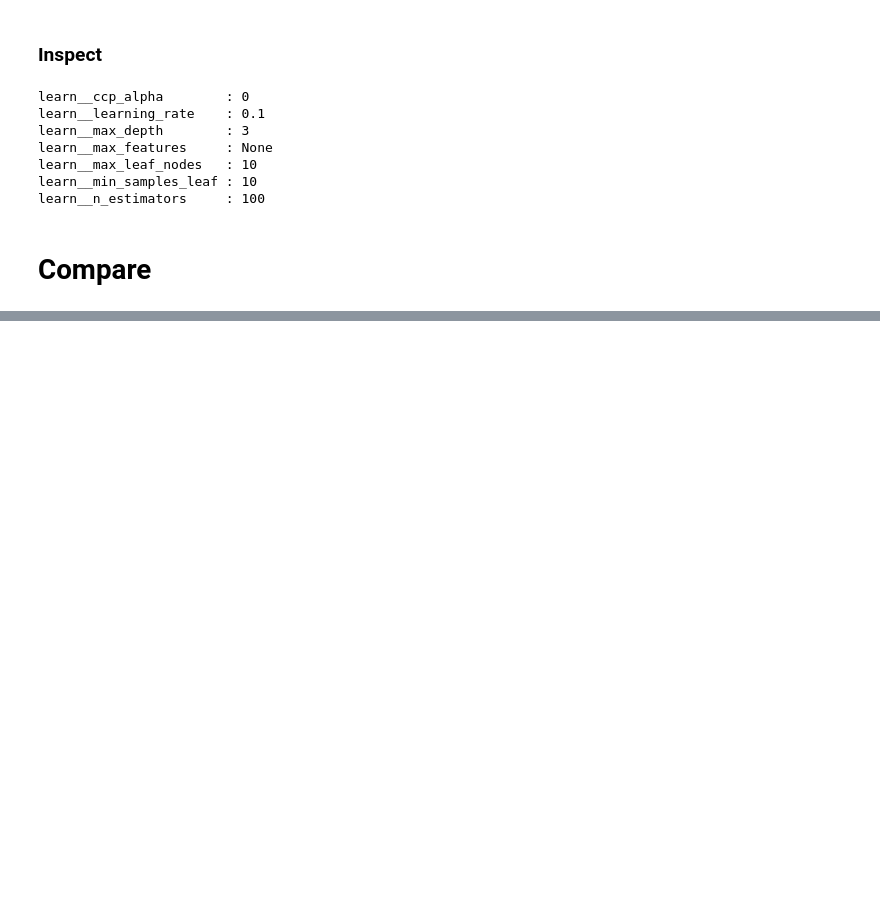
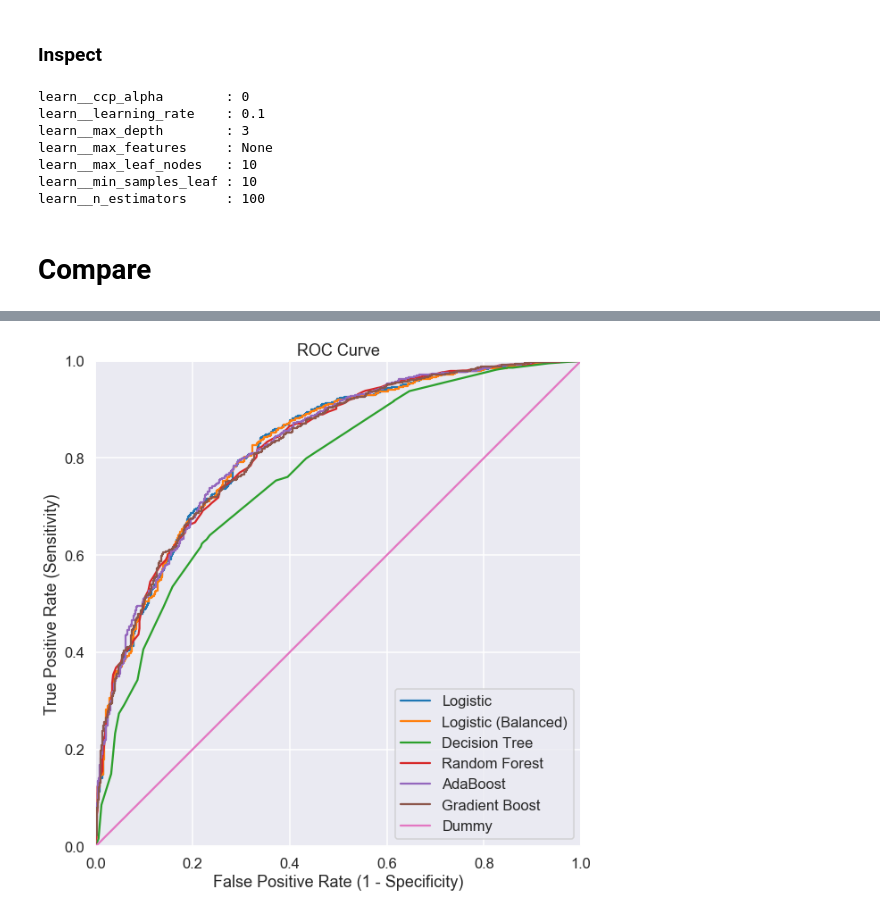
Before and after one commit to rcharan/nature-phd-survey, a Jupyter notebook: analyze.ipynb, the cells around one changed output, grey strips where cells are left out. Saved outputs shown, nothing was run; the diff lists cells and outputs as text; code cells hidden in the pictures; blank space fills up the shorter version.

```diff
--- a/analyze.ipynb
+++ b/analyze.ipynb
@@ -1129,0 +1145,35 @@ df = pd.io.json.json_normalize(model_records)
+# %%
+model_name_dict = {
+         'baseline' : 'Baseline'                ,
+         'logistic' : 'Logistic'                ,
+'logistic-weighted' : 'Logistic (Balanced)'     ,
+    'decision-tree' : 'Decision Tree'           ,
+    'random-forest' : 'Random Forest'           ,
+         'adaboost' : 'AdaBoost'                ,
+    'gradientboost' : 'Gradient Boost'
+
+}
+# %%
+fig, ax = plt.subplots(figsize = (10, 10))
+
+for model in model_records:
+    try:
+        ax.plot(*model['roc'], label = model_name_dict[model['model_name']])
+    except KeyError:
+        continue
+
+xs = np.linspace(0, 1, len(fpr))
+ax.plot(xs, xs, label = 'Dummy')
+ax.set_xlim([-0.0, 1.0])
+ax.set_ylim([0.0, 1.0])
+ax.set_title('ROC Curve')
+ax.set_xlabel('False Positive Rate (1 - Specificity)')
+ax.set_ylabel('True Positive Rate (Sensitivity)')
+ax.grid(True)
+ax.set_aspect(1)
+ax.legend()
+
+fig.savefig('./figures/roc_curve.pdf')
+fig
+# %% [output]
+[figure, added]
```
Also changed, not shown: parts of 27 cells of this notebook, 2 other files.
